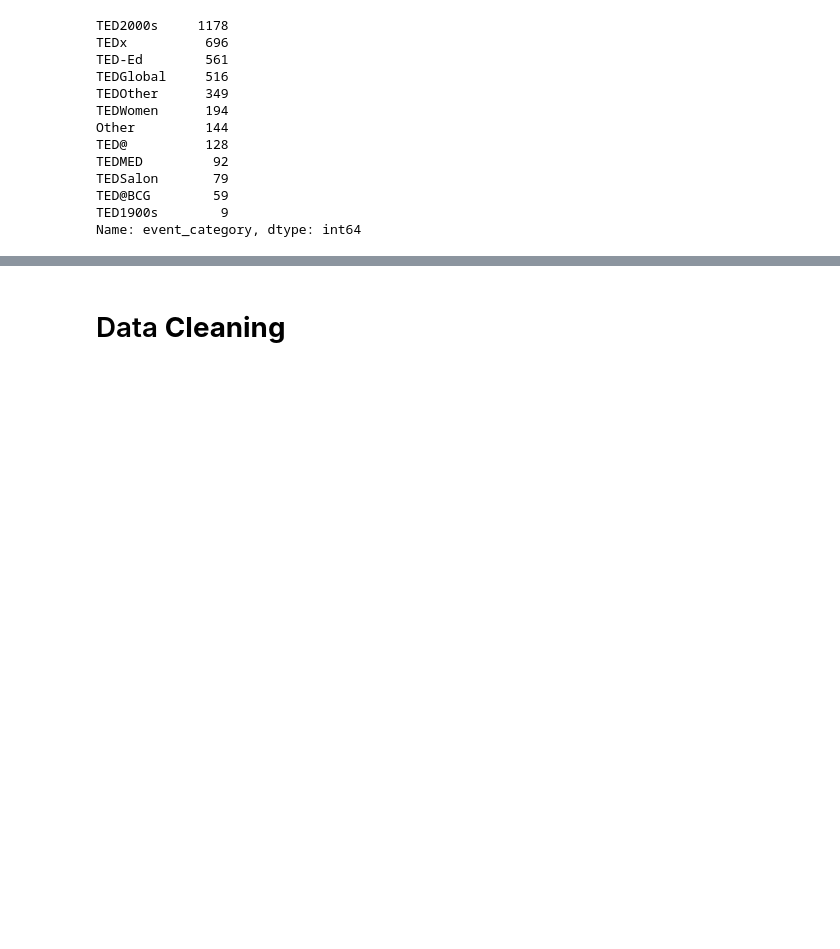
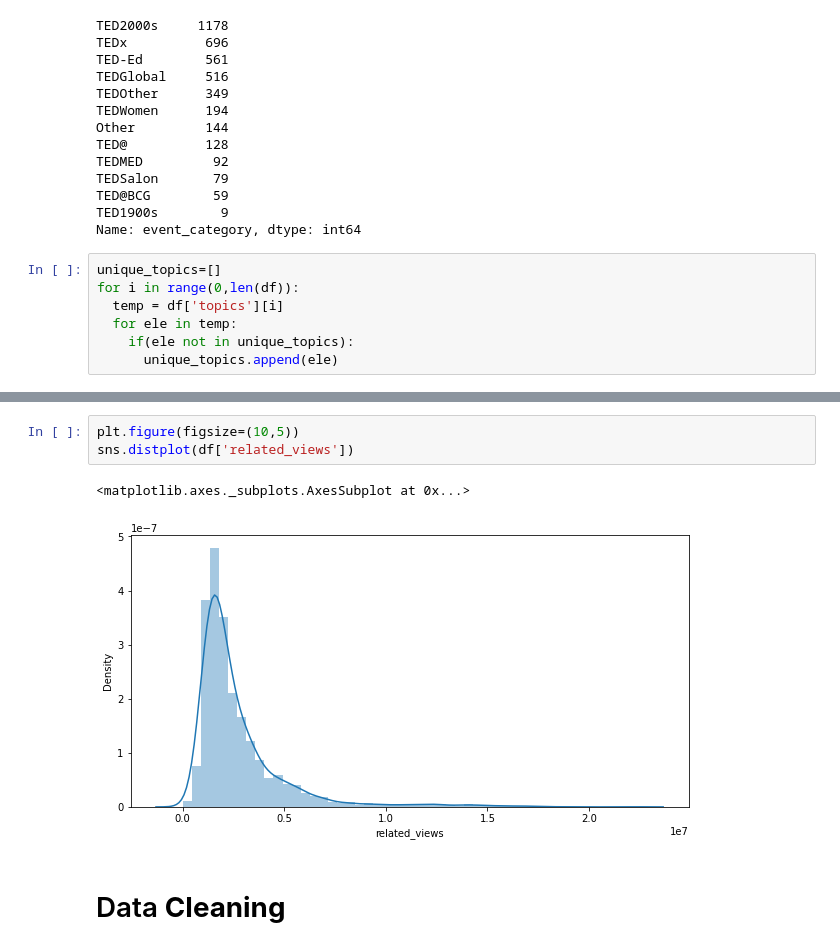
Before and after one commit to sumanhasgal/special-winner, a Jupyter notebook: Untitled3.ipynb, the cells around one changed output, grey strips where cells are left out. Saved outputs shown, nothing was run; the diff lists cells and outputs as text; blank space fills up the shorter version.

```diff
--- a/Untitled3.ipynb
+++ b/Untitled3.ipynb
@@ -510,3 +533,10 @@ TEDSalon       79
 TED@BCG        59
 TED1900s        9
 Name: event_category, dtype: int64
+# %%
+unique_topics=[]
+for i in range(0,len(df)):
+  temp = df['topics'][i]
+  for ele in temp:
+    if(ele not in unique_topics):
+      unique_topics.append(ele)
@@ -513,3 +592,9 @@ Name: event_category, dtype: int64
+# %%
+plt.figure(figsize=(10,5))
+sns.distplot(df['related_views'])
+# %% [output]
+<matplotlib.axes._subplots.AxesSubplot at 0x...>
+[figure, added]
 # %% [markdown]
 # Data **Cleaning**
 # %%
```
Also changed, not shown: parts of 29 cells of this notebook.
